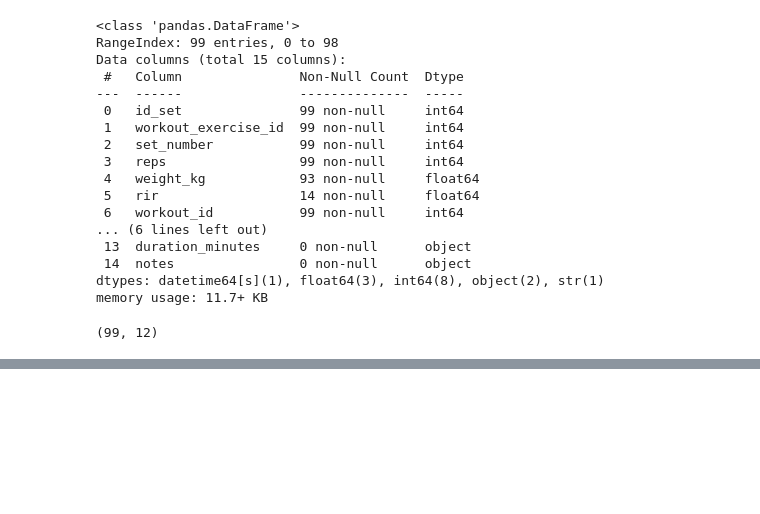
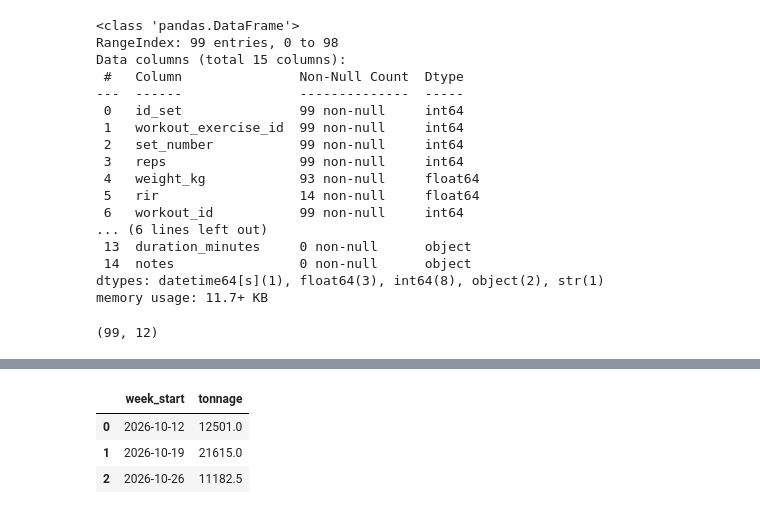
Before and after one commit to djordjemirkovic-dev/workout-log, a Jupyter notebook: analysis/01-pandas-basics.ipynb, the cells around one changed output, grey strips where cells are left out. Saved outputs shown, nothing was run; the diff lists cells and outputs as text; code cells hidden in the pictures; blank space fills up the shorter version.

Commit message:
Add weekly tonnage and remove hardcoded numbers from notebook notes

```diff
--- a/analysis/01-pandas-basics.ipynb
+++ b/analysis/01-pandas-basics.ipynb
@@ -395,0 +439,7 @@ full.shape
+# %%
+full.groupby(["week_start"]).agg(tonnage=("tonnage", "sum")).reset_index()
+# %% [output]
+|  | week_start | tonnage |
+| 0 | 2026-10-12 | 12501.0 |
+| 1 | 2026-10-19 | 21615.0 |
+| 2 | 2026-10-26 | 11182.5 |
```
Also changed, not shown: parts of 14 cells of this notebook.
